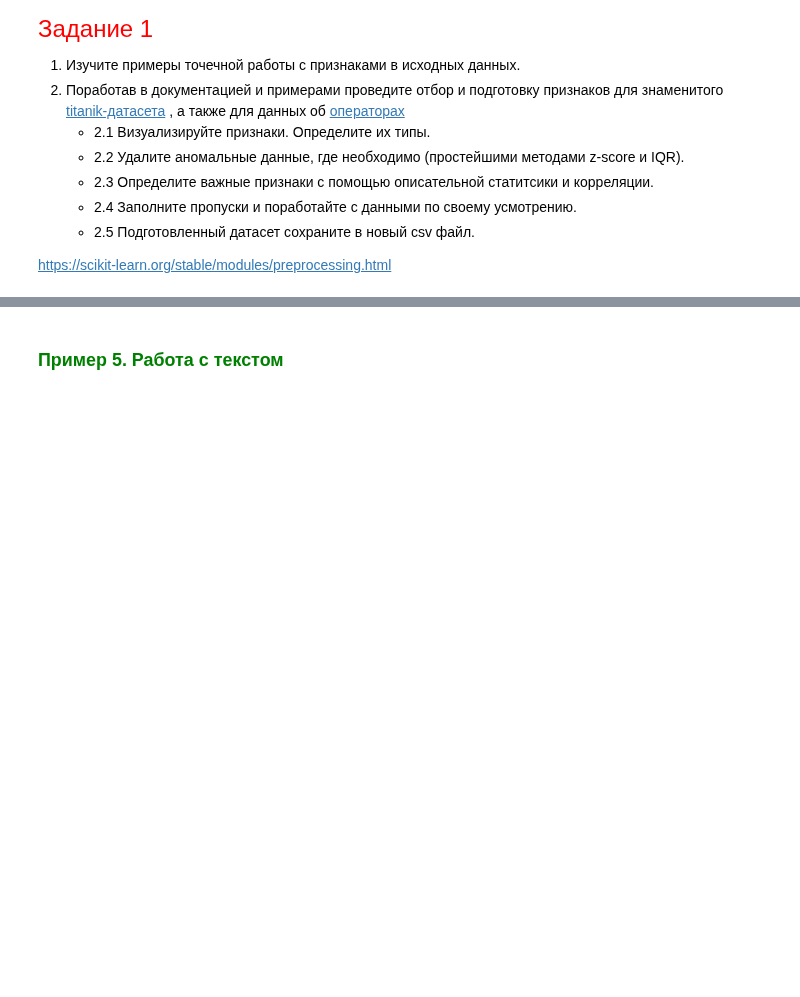
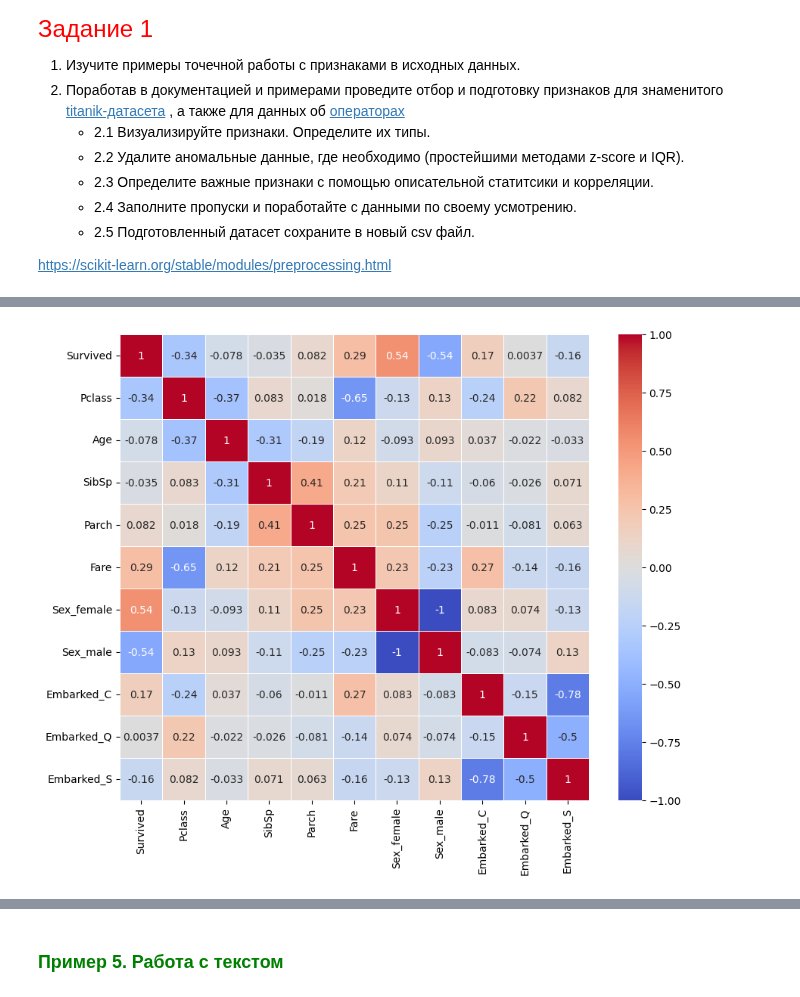
Before and after one commit to Dragoh54/MachineLearning-Labs, a Jupyter notebook: lab4/2024_ML_LR4_MACS (2).ipynb, the cells around one changed output, grey strips where cells are left out. Cells and saved outputs as stored; diff of their text form; code cells hidden in the pictures; blank space fills up the shorter version.

```diff
--- a/lab4/2024_ML_LR4_MACS (2).ipynb
+++ b/lab4/2024_ML_LR4_MACS (2).ipynb
@@ -322,0 +438,22 @@ plt.show()
+# %%
+def remove_outliers_by_zscore(data, column):
+    cr_mean = np.nanmean(data[column].values)
+    cr_std = np.nanstd(data[column].values)
+
+    # Вычисляем Z-оценки
+    data['Zscore_' + column] = (data[column] - cr_mean) / cr_std
+
+    # Определяем порог Z-оценки
+    z_3 = (3 * cr_std) + cr_mean
+    z_minus3 = cr_mean - (3 * cr_std)
+
+    # Заменяем выбросы на значения по порогу
+    data.loc[data['Zscore_' + column] > 3, column] = z_3
+    data.loc[data['Zscore_' + column] < -3, column] = z_minus3
+
+    return data
+# %%
+train=remove_outliers_by_zscore(train, 'Age')
+train=remove_outliers_by_zscore(train, 'Fare')
+test=remove_outliers_by_zscore(test, 'Age')
+test=remove_outliers_by_zscore(test, 'Fare')
@@ -322,0 +472,3 @@ plt.show()
+# %%
+train.drop(['Zscore_Age','Zscore_Fare'],axis=True,inplace=True)
+test.drop(['Zscore_Age','Zscore_Fare'],axis=True,inplace=True)
@@ -322,0 +484,7 @@ plt.show()
+# %%
+corr_matrix = train.corr()
+plt.figure(figsize=(10, 8))
+sns.heatmap(corr_matrix, annot=True, cmap='coolwarm', linewidths=0.5)
+plt.show()
+# %% [output]
+[figure, added]
```
Also changed, not shown: parts of 32 cells of this notebook, 2 other files.
